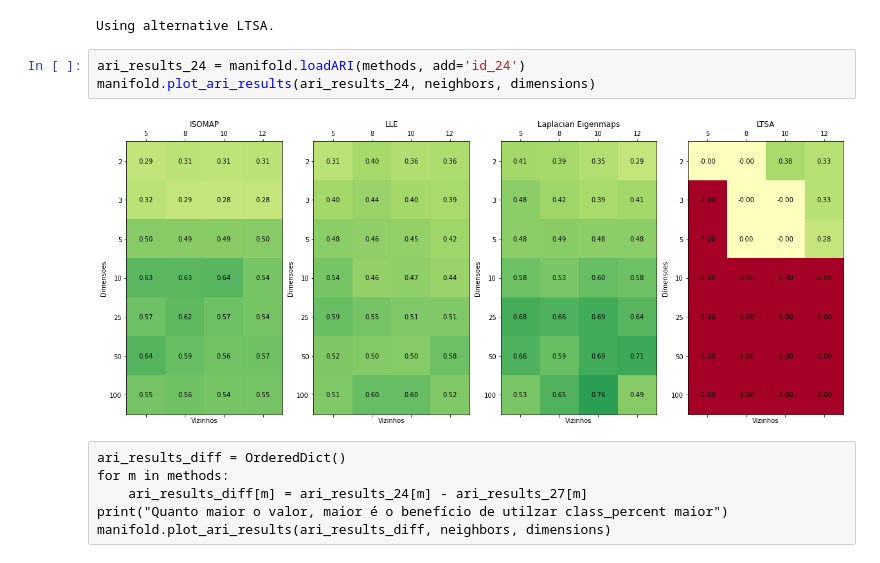
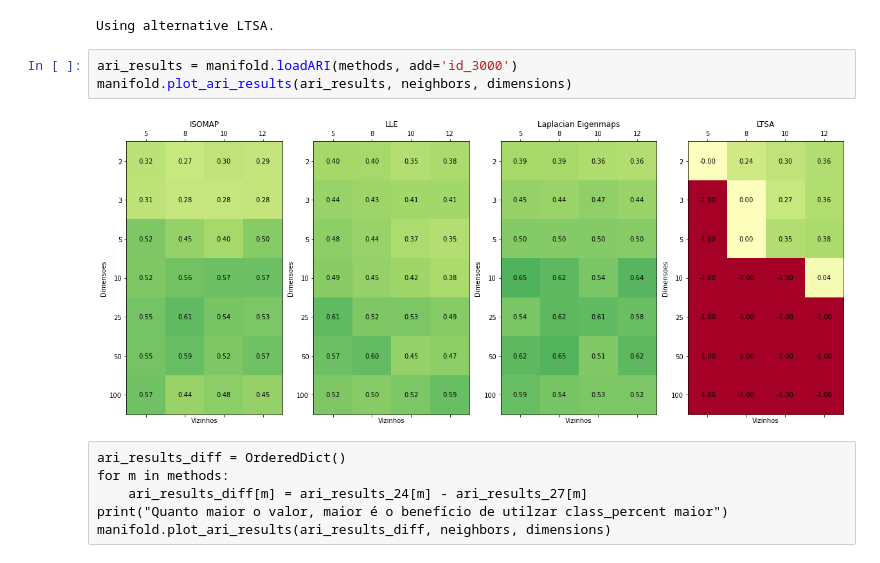
Before and after one commit to MarcoGrivol/Manifold-Learning, a Jupyter notebook: MNIST Restuls.ipynb, the cells around one changed output. Saved outputs shown, nothing was run; the diff lists cells and outputs as text.

```diff
--- a/MNIST Restuls.ipynb
+++ b/MNIST Restuls.ipynb
@@ -11,10 +11,10 @@ manifold = ManifoldHelper()
 # %% [output]
 Using alternative LTSA.
 # %%
-ari_results_24 = manifold.loadARI(methods, add='id_24')
-manifold.plot_ari_results(ari_results_24, neighbors, dimensions)
+ari_results = manifold.loadARI(methods, add='id_3000')
+manifold.plot_ari_results(ari_results, neighbors, dimensions)
 # %% [output]
-[figure, old version]
+[figure, new version]
 # %% [raw]
 ari_results_diff = OrderedDict()
 for m in methods:
```
Also changed, not shown: parts of 2 cells of this notebook, 11 other files.
